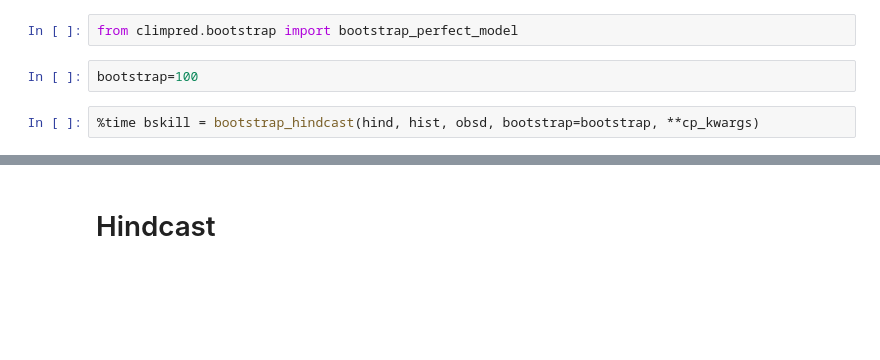
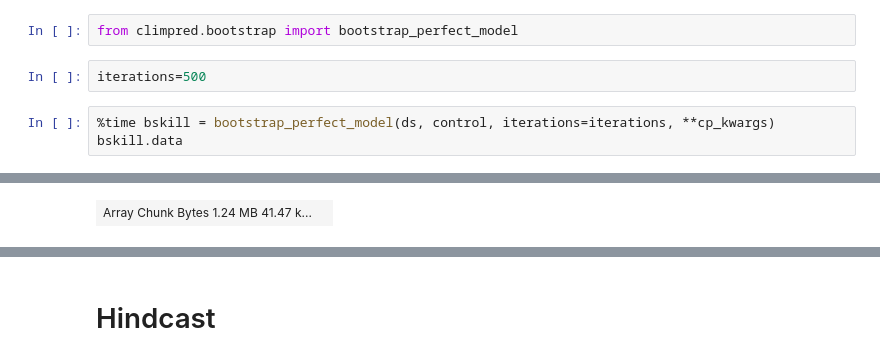
Before and after one commit to aaronspring/climpred-cloud-demo, a Jupyter notebook: climpred_benchmark.ipynb, the cells around one changed output, grey strips where cells are left out. Drawn from its saved outputs; the diff is of its cells as text; blank space fills up the shorter version.

Commit message:
fix nb plus hindcast classes

```diff
--- a/climpred_benchmark.ipynb
+++ b/climpred_benchmark.ipynb
@@ -121,7 +133,9 @@ cp_kwargs = {'metric': 'acc', 'comparison':'m2e'}
 ## Bootstrap significant skill
 # %%
 from climpred.bootstrap import bootstrap_perfect_model
-# %%
-bootstrap=100
-# %%
-%time bskill = bootstrap_hindcast(hind, hist, obsd, bootstrap=bootstrap, **cp_kwargs)
+# %%
+iterations=500
+# %%
+%time bskill = bootstrap_perfect_model(ds, control, iterations=iterations, **cp_kwargs)
+bskill.data
+# %% [output]
@@ -128,3 +144,4 @@ bootstrap=100
+| Array Chunk Bytes 1.24 MB 41.47 k... |  |
 # %%
 improved_by_init = bskill.sel(results='skill',kind='init').where(bskill.sel(results='p',kind='uninit') <= 0.05)
 %time improved_by_init_c = improved_by_init.compute()
```
Also changed, not shown: parts of 22 cells of this notebook.
